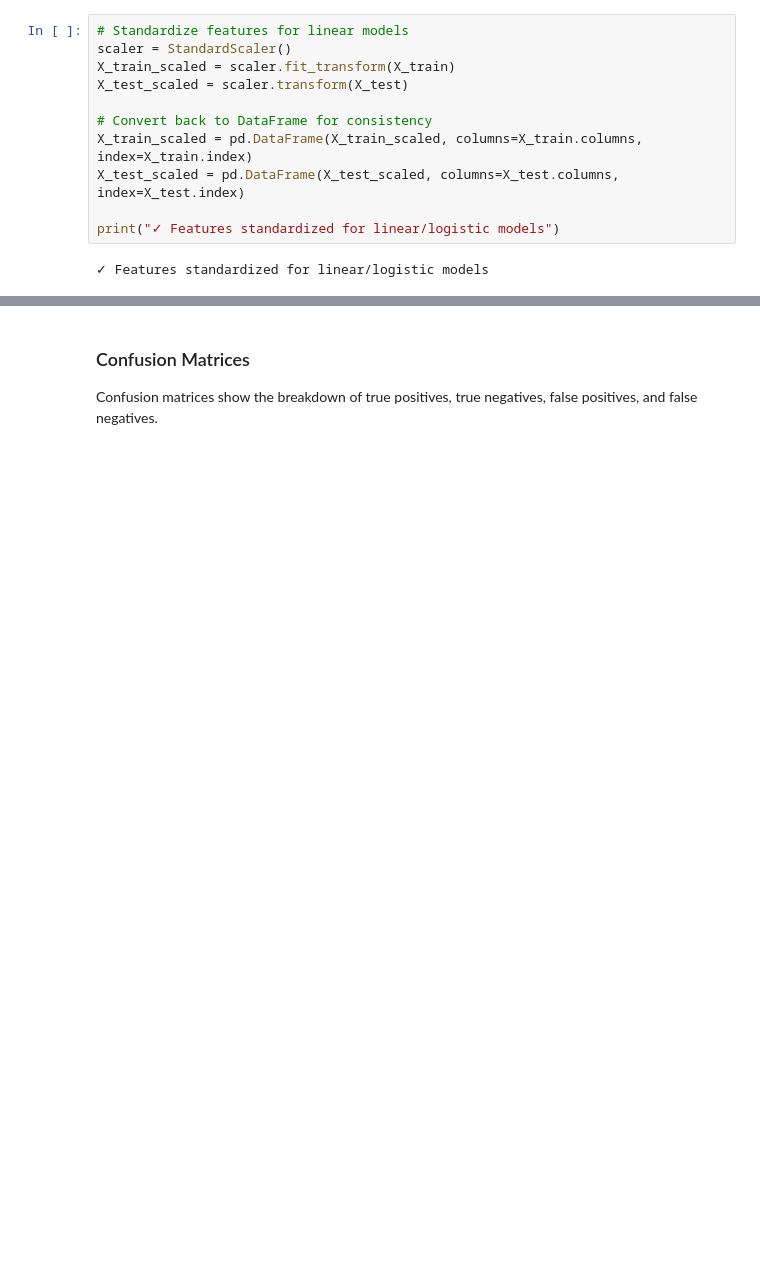
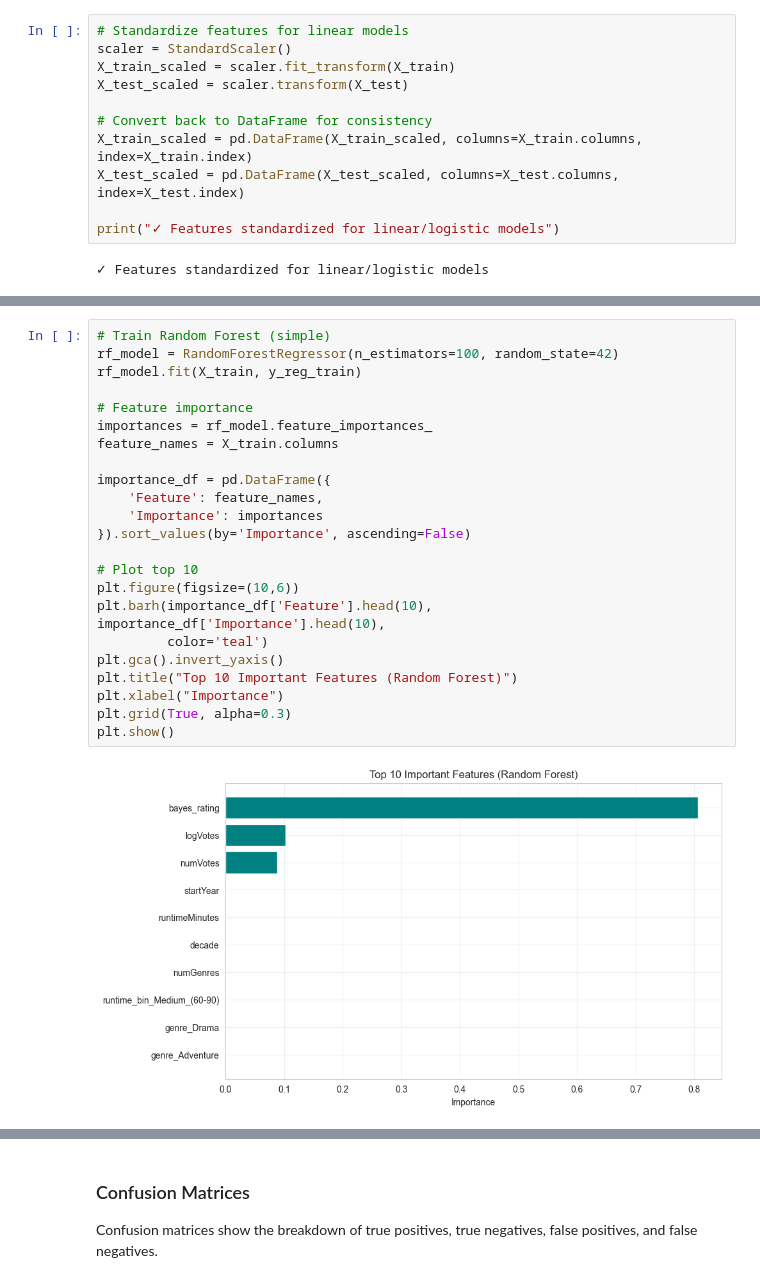
Before and after one commit to vermavaishnav70/DM-IMDB, a Jupyter notebook: notebooks/predication.ipynb, the cells around one changed output, grey strips where cells are left out. Saved outputs shown, nothing was run; the diff lists cells and outputs as text; blank space fills up the shorter version.

```diff
--- a/notebooks/predication.ipynb
+++ b/notebooks/predication.ipynb
@@ -490,0 +500,25 @@ Linear Regression 0.446983 0.734739 0.509779           0.110204
+# %%
+# Train Random Forest (simple)
+rf_model = RandomForestRegressor(n_estimators=100, random_state=42)
+rf_model.fit(X_train, y_reg_train)
+
+# Feature importance
+importances = rf_model.feature_importances_
+feature_names = X_train.columns
+
+importance_df = pd.DataFrame({
+    'Feature': feature_names,
+    'Importance': importances
+}).sort_values(by='Importance', ascending=False)
+
+# Plot top 10
+plt.figure(figsize=(10,6))
+plt.barh(importance_df['Feature'].head(10), importance_df['Importance'].head(10),
+         color='teal')
+plt.gca().invert_yaxis()
+plt.title("Top 10 Important Features (Random Forest)")
+plt.xlabel("Importance")
+plt.grid(True, alpha=0.3)
+plt.show()
+# %% [output]
+[figure, added]
```
Also changed, not shown: parts of 45 cells of this notebook, 1 other file.
